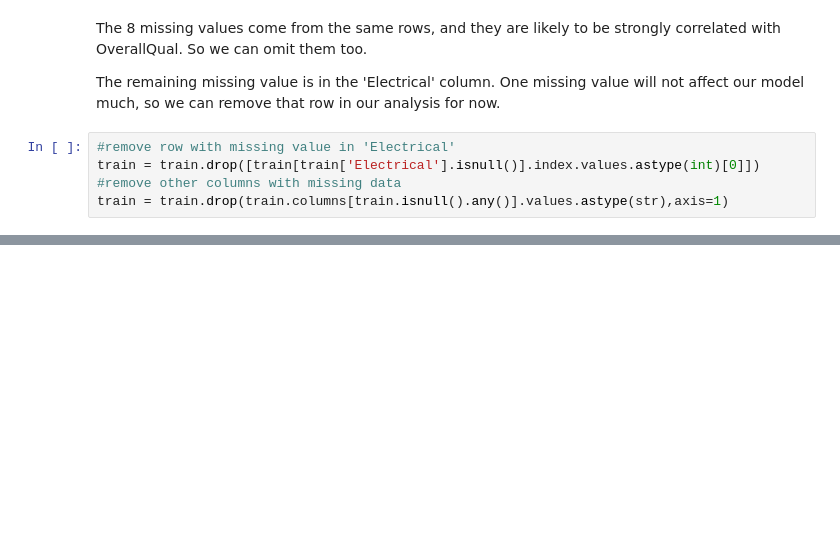
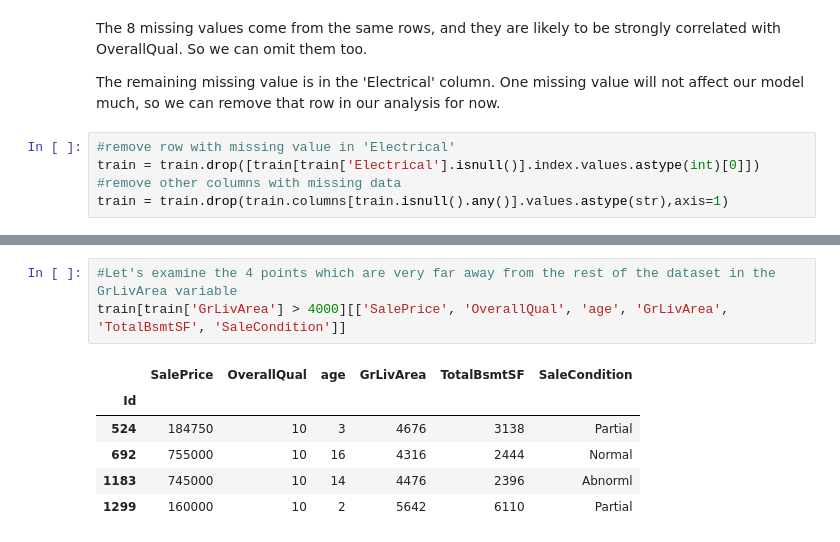
Before and after one commit to caffeinatedwoof/kaggle_predict_housing_prices, a Jupyter notebook: eda.ipynb, the cells around one changed output, grey strips where cells are left out. Drawn from its saved outputs; the diff is of its cells as text; blank space fills up the shorter version.

```diff
--- a/eda.ipynb
+++ b/eda.ipynb
@@ -474,0 +504,10 @@ train = train.drop(train.columns[train.isnull().any()].values.astype(str),axis=1
+# %%
+#Let's examine the 4 points which are very far away from the rest of the dataset in the GrLivArea variable
+train[train['GrLivArea'] > 4000][['SalePrice', 'OverallQual', 'age', 'GrLivArea', 'TotalBsmtSF', 'SaleCondition']]
+# %% [output]
+|  | SalePrice | OverallQual | age | GrLivArea | TotalBsmtSF | SaleCondition |
+| Id |  |  |  |  |  |  |
+| 524 | 184750 | 10 | 3 | 4676 | 3138 | Partial |
+| 692 | 755000 | 10 | 16 | 4316 | 2444 | Normal |
+| 1183 | 745000 | 10 | 14 | 4476 | 2396 | Abnorml |
+| 1299 | 160000 | 10 | 2 | 5642 | 6110 | Partial |
```
Also changed, not shown: parts of 16 cells of this notebook.
